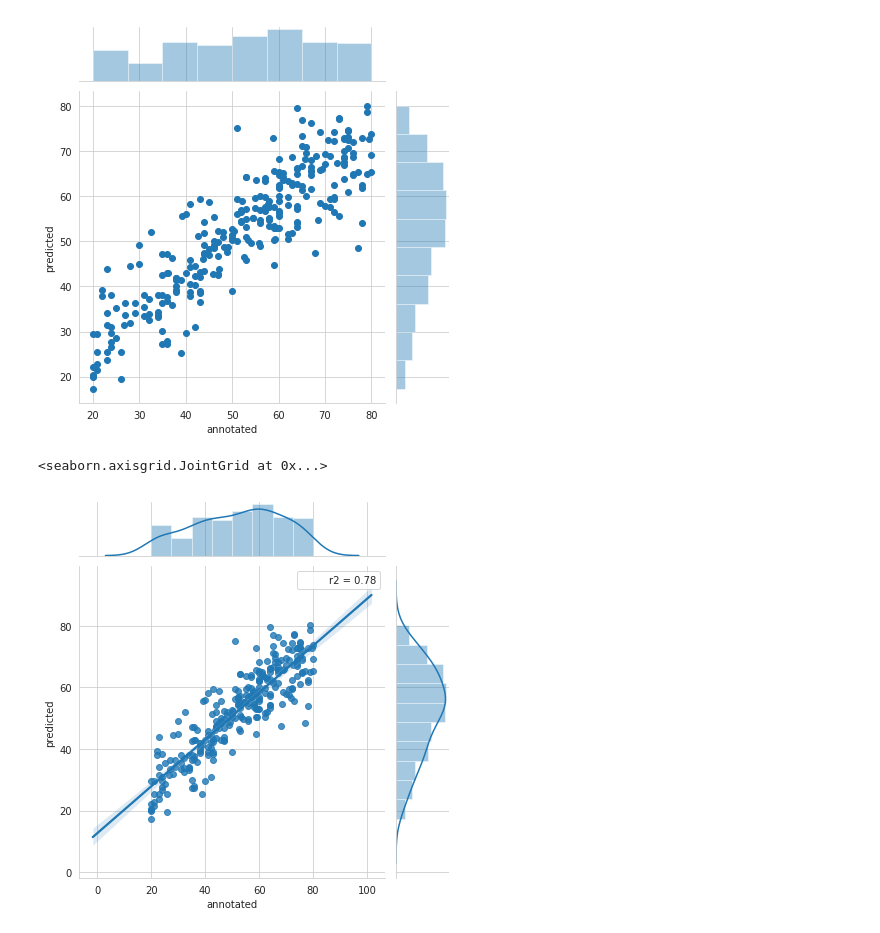
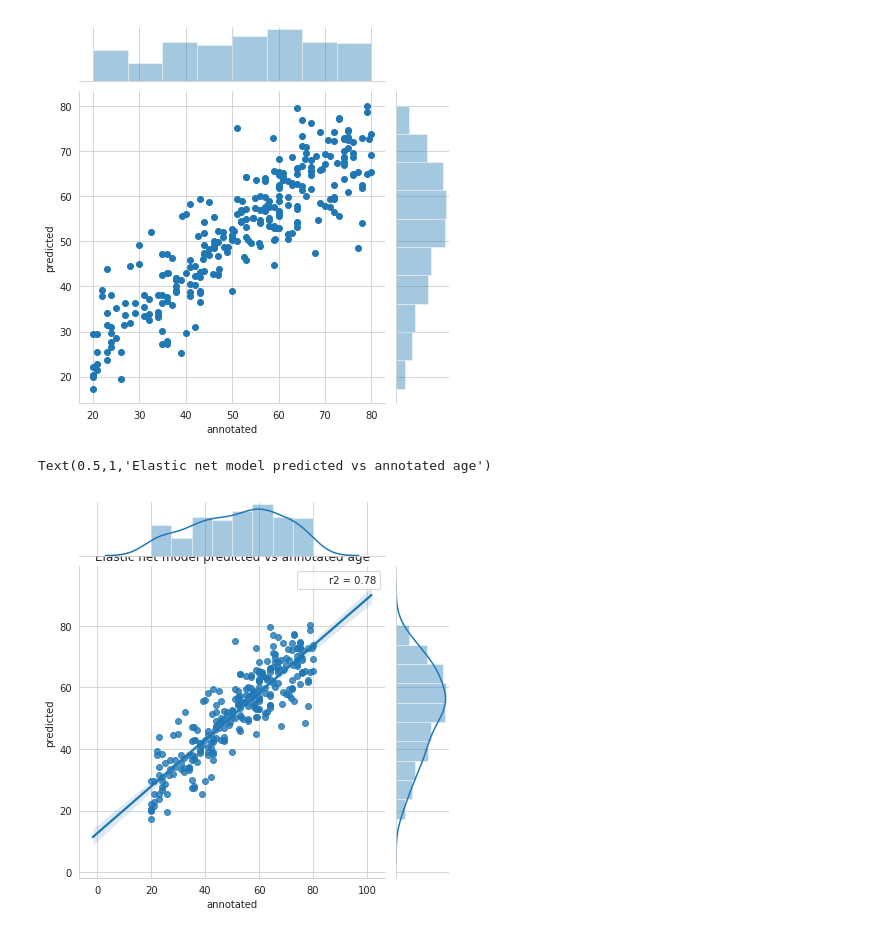
Before and after one commit to xroopnar/SPUG2019, a Jupyter notebook: Examples.ipynb, the cells around one changed output. Cells and saved outputs as stored; diff of their text form; code cells hidden in the pictures.

```diff
--- a/Examples.ipynb
+++ b/Examples.ipynb
@@ -185,7 +223,9 @@ plt.show()
 # %%
 def r2(x,y):
     return(stats.pearsonr(x,y)[0]**2)
 sns.jointplot(x="annotated",y="predicted",kind="reg",stat_func=r2,data=age)
+plt.title("Elastic net model predicted vs annotated age")
+#plt.title("Hello from up here", y=1.2, fontsize = 16)
 # %% [output]
-<seaborn.axisgrid.JointGrid at 0x...>
+Text(0.5,1,'Elastic net model predicted vs annotated age')
-[figure, old version]
+[figure, new version]
```
Also changed, not shown: parts of 20 cells of this notebook.
